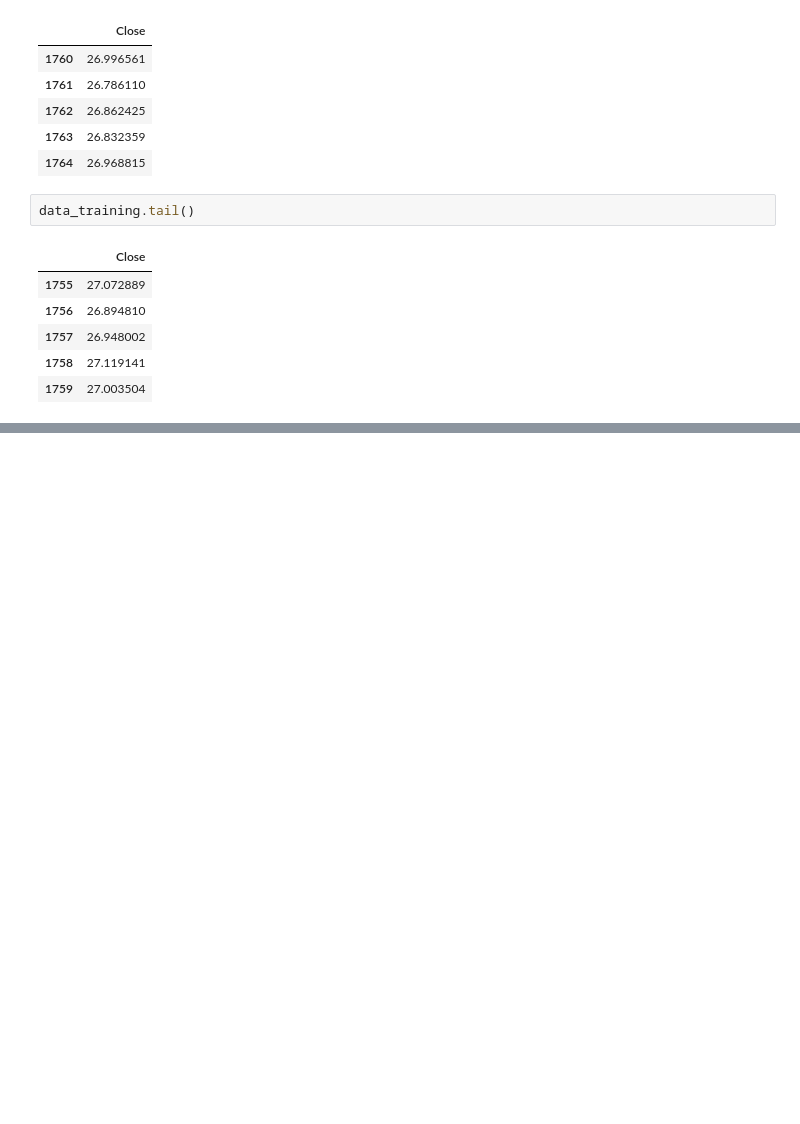
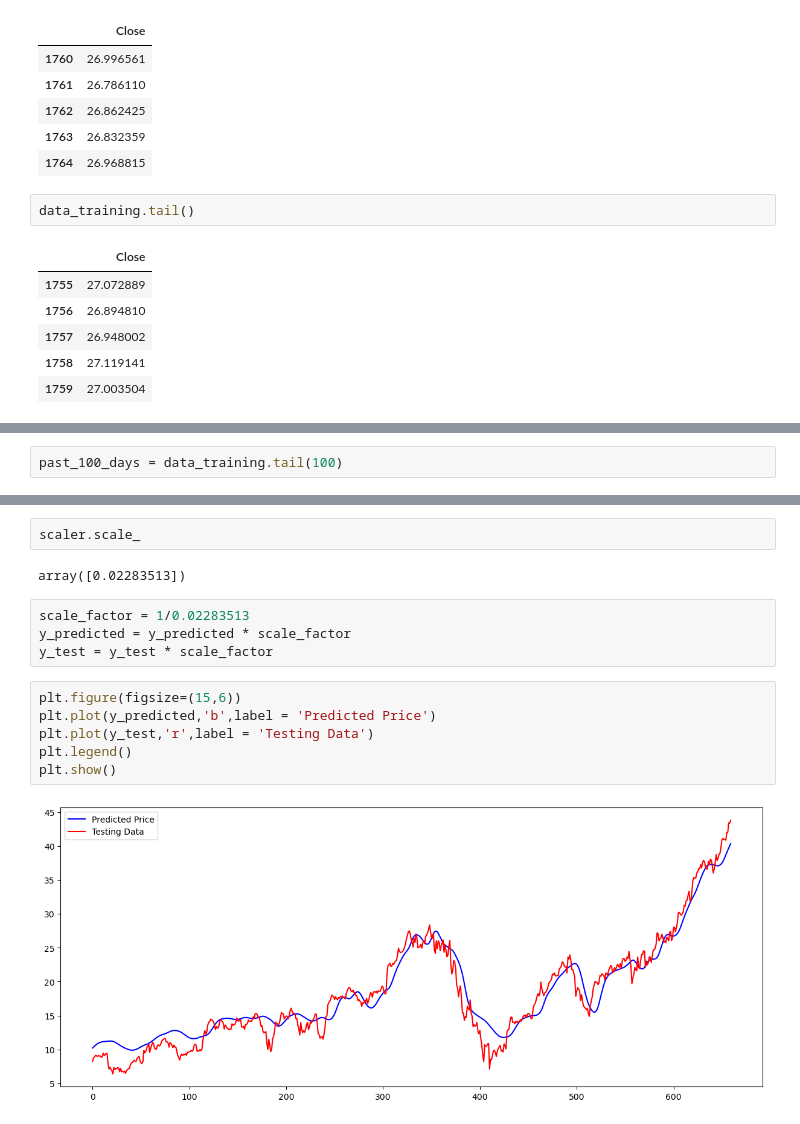
Before and after one commit to Yashshah0502/Stock_Market-Analysis, a Jupyter notebook: LSTM.ipynb, the cells around one changed output, grey strips where cells are left out. Cells and saved outputs as stored; diff of their text form; blank space fills up the shorter version.

```diff
--- a/LSTM.ipynb
+++ b/LSTM.ipynb
@@ -343,0 +252,2 @@ plt.figu
+# %%
+past_100_days = data_training.tail(100)
@@ -343,0 +334,16 @@ plt.figu
+# %%
+scaler.scale_
+# %% [output]
+array([0.02283513])
+# %%
+scale_factor = 1/0.02283513
+y_predicted = y_predicted * scale_factor
+y_test = y_test * scale_factor
+# %%
+plt.figure(figsize=(15,6))
+plt.plot(y_predicted,'b',label = 'Predicted Price')
+plt.plot(y_test,'r',label = 'Testing Data')
+plt.legend()
+plt.show()
+# %% [output]
+[figure, added]
```
Also changed, not shown: parts of 28 cells of this notebook, 3 other files.
